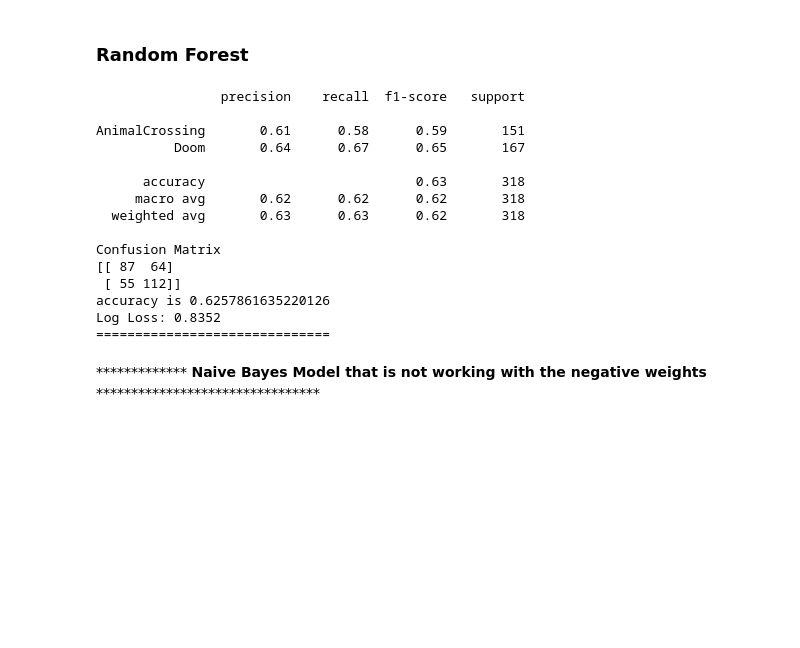
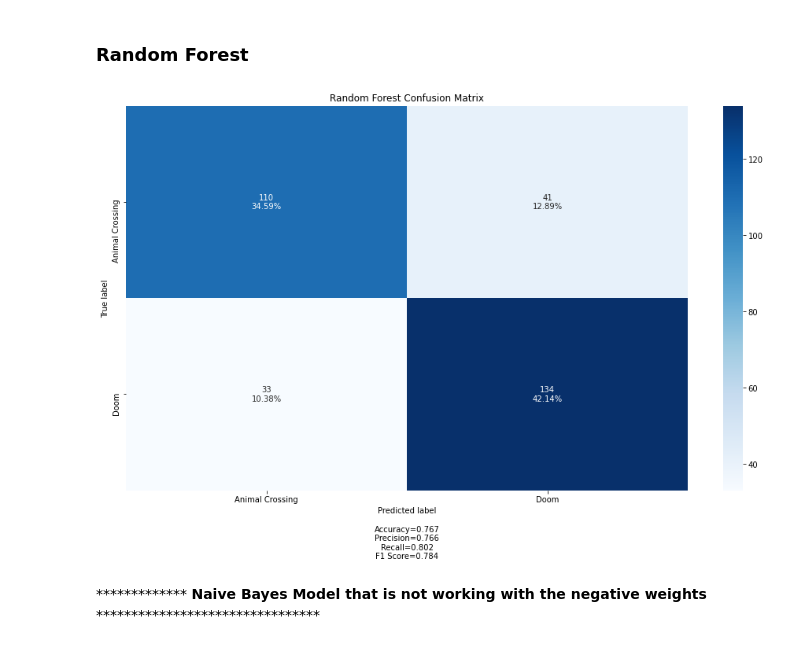
Before and after one commit to TonyJosephD/Image-Classification, a Jupyter notebook: full_model.ipynb, the cells around one changed output. Saved outputs shown, nothing was run; the diff lists cells and outputs as text; code cells hidden in the pictures; blank space fills up the shorter version.

```diff
--- a/full_model.ipynb
+++ b/full_model.ipynb
@@ -240,6 +246,6 @@ x_train = train[['downs','total_awards_received','num_comments','nook','finally'
 y_train = train['subreddit']
 # %%
-x_test = test[['downs','total_awards_received','num_comments','nook','finally','villager','time','oc','villagers','day','like','made','island','marauder','done','tear','rip','one','slayer','eternal','AnimalCrossingWeights', 'DoomWeights']]
+x_test = test[['nook','finally','villager','time','oc','villagers','day','like','made','island','marauder','done','tear','rip','one','slayer','eternal','AnimalCrossingWeights', 'DoomWeights']]
 y_test = test['subreddit']
 # %% [markdown]
 ### Random Forest
@@ -246,34 +330,14 @@ y_test = test['subreddit']
 # %%
 rf01 = RandomForestClassifier(n_estimators = 100,criterion="gini",random_state=7).fit(x_train,y_train)
 prediction_rf01 = rf01.predict(x_test)
 
 # Summary of the predictions made by the classifier
-print(classification_report(y_test, prediction_rf01))
-print('Confusion Matrix')
-print(confusion_matrix(y_test, prediction_rf01))
-# Accuracy score
-print('accuracy is',accuracy_score(prediction_rf01,y_test))
-
-test_predictions_proba = rf01.predict_proba(x_test)
-ll = log_loss(y_test, test_predictions_proba)
-print("Log Loss: {:.4}".format(ll))
-print("="*30)
+make_confusion_matrix(confusion_matrix(y_test,prediction_rf01),
+                     title='Random Forest Confusion Matrix',
+                     categories=['Animal Crossing','Doom'],
+                     figsize=(16,9))
 # %% [output]
-                precision    recall  f1-score   support
-
-AnimalCrossing       0.61      0.58      0.59       151
-          Doom       0.64      0.67      0.65       167
-
-      accuracy                           0.63       318
-     macro avg       0.62      0.62      0.62       318
-  weighted avg       0.63      0.63      0.62       318
-
-Confusion Matrix
-[[ 87  64]
- [ 55 112]]
-accuracy is 0.6257861635220126
-Log Loss: 0.8352
-==============================
+[figure, added]
 # %% [markdown]
 ************* **Naive Bayes Model that is not  working with the negative weights** ********************************
 # %% [markdown]
```
Also changed, not shown: parts of 33 cells of this notebook.
